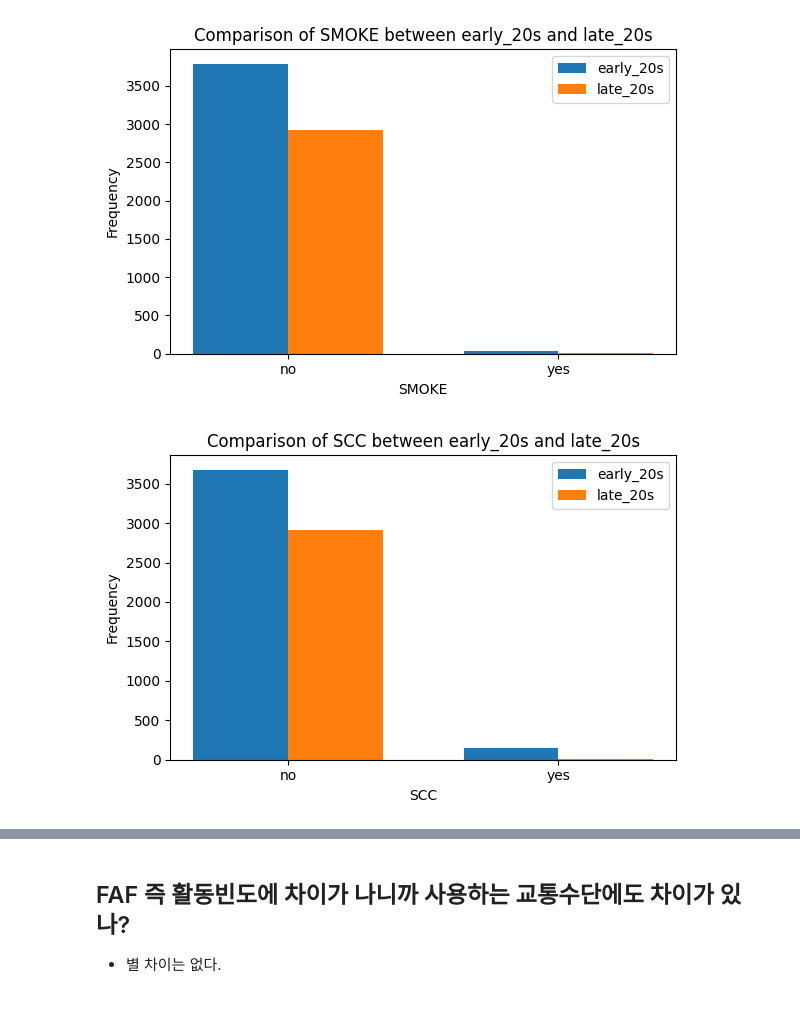
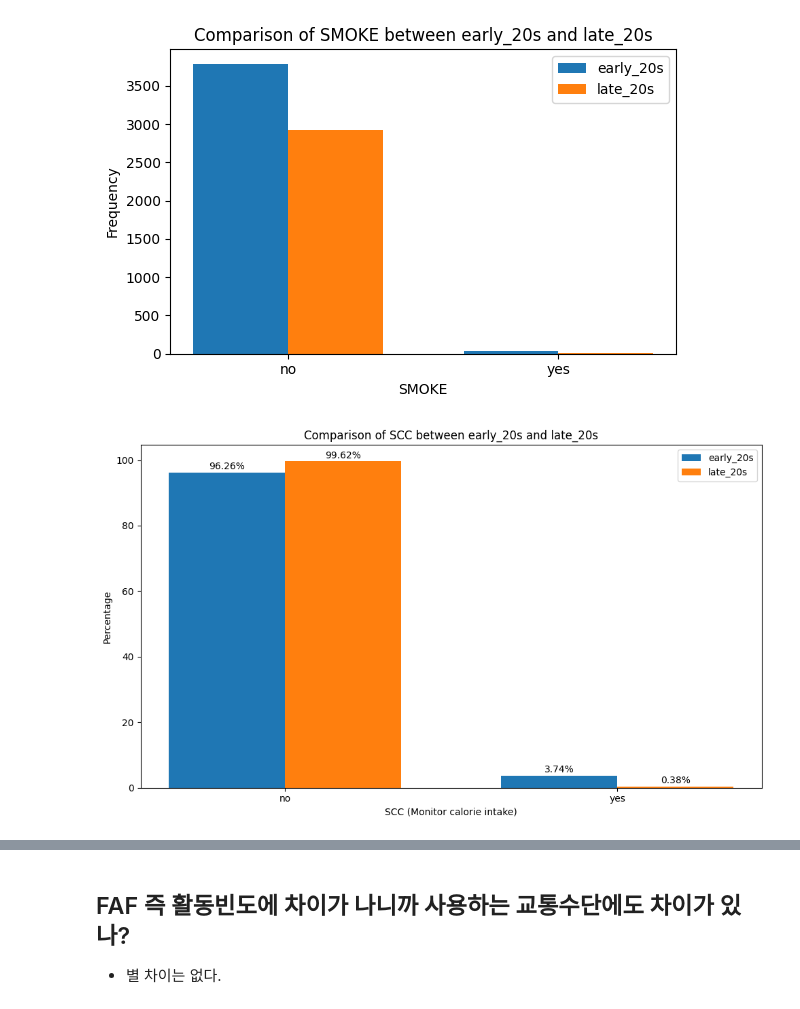
Before and after one commit to songye38/DAStudy, a Jupyter notebook: SONGYE/240225/240225_EDA.ipynb, the cells around one changed output, grey strips where cells are left out. Cells and saved outputs as stored; diff of their text form; code cells hidden in the pictures.

```diff
--- a/SONGYE/240225/240225_EDA.ipynb
+++ b/SONGYE/240225/240225_EDA.ipynb
@@ -1276,30 +1323,41 @@ plt.show()
 # %%
 import numpy as np
 
 # early_20s와 late_20s의 FAVC 항목에 대한 빈도 계산
 early_20s_favc_freq = f_df[f_df['20_Age_Group']=='early_20s']['SCC'].value_counts().sort_index()
 late_20s_favc_freq = f_df[f_df['20_Age_Group']=='late_20s']['SCC'].value_counts().sort_index()
 
 # 범주들
 categories = early_20s_favc_freq.index
 
 # 막대의 위치 조정
 x = np.arange(len(categories))
 
+# 전체 합 계산
+total_early_20s = early_20s_favc_freq.sum()
+total_late_20s = late_20s_favc_freq.sum()
+
 # 막대 그래프 그리기
 width = 0.35  # 막대의 너비
-plt.figure(figsize=(6, 4))
-plt.bar(x - width/2, early_20s_favc_freq, width, label='early_20s')
-plt.bar(x + width/2, late_20s_favc_freq, width, label='late_20s')
-plt.xlabel('SCC')
-plt.ylabel('Frequency')
+plt.figure(figsize=(10, 6))
+plt.bar(x - width/2, early_20s_favc_freq / total_early_20s * 100, width, label='early_20s')
+plt.bar(x + width/2, late_20s_favc_freq / total_late_20s * 100, width, label='late_20s')
+plt.xlabel('SCC (Monitor calorie intake)')
+plt.ylabel('Percentage')
 plt.title('Comparison of SCC between early_20s and late_20s')
 plt.xticks(x, categories)
 plt.legend()
+
+# 막대 위에 텍스트 추가
+for i, freq in enumerate(early_20s_favc_freq):
+    plt.text(x[i] - width/2, freq / total_early_20s * 100 + 1, f'{freq / total_early_20s * 100:.2f}%', ha='center')
+for i, freq in enumerate(late_20s_favc_freq):
+    plt.text(x[i] + width/2, freq / total_late_20s * 100 + 1, f'{freq / total_late_20s * 100:.2f}%', ha='center')
+
 plt.tight_layout()
 plt.show()
 # %% [output]
-[figure, old version]
+[figure, new version]
 # %%
 import numpy as np
 
```
Also changed, not shown: parts of 36 cells of this notebook.
